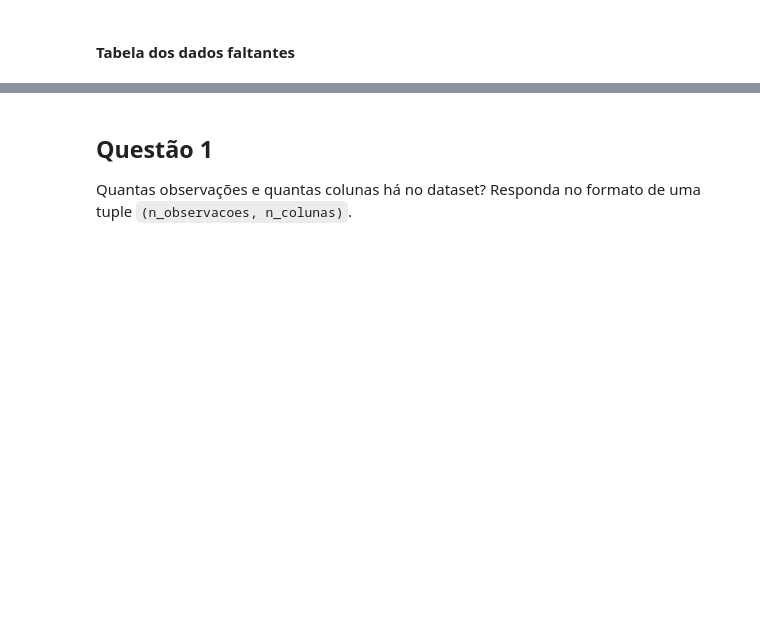
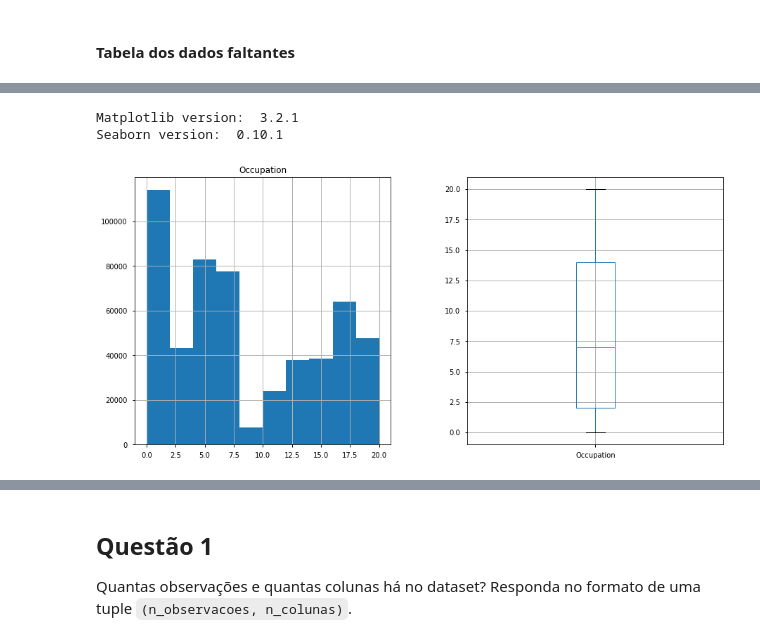
Before and after one commit to LilianeAquino/aceleraDev_DS_codenation, a Jupyter notebook: data-science-0/main.ipynb, the cells around one changed output, grey strips where cells are left out. Saved outputs shown, nothing was run; the diff lists cells and outputs as text; code cells hidden in the pictures; blank space fills up the shorter version.

```diff
--- a/data-science-0/main.ipynb
+++ b/data-science-0/main.ipynb
@@ -16,3 +34,5 @@ black_friday = pd.read_csv("black_friday.csv")
+# %%
+black_friday_copy = black_friday.copy()
 # %% [markdown]
 ## Inicie sua análise a partir daqui
 # %% [markdown]
@@ -65,0 +121,20 @@ black_friday.describe()
+# %%
+import matplotlib
+import seaborn as sns
+import matplotlib.pyplot as plt
+
+%matplotlib inline
+print ('Matplotlib version: ', matplotlib.__version__)
+print ('Seaborn version: ', sns.__version__)
+
+matplotlib.style.use(['seaborn-notebook'])
+# %% [output]
+Matplotlib version:  3.2.1
+Seaborn version:  0.10.1
+# %%
+_, ax = plt.subplots(ncols=2, figsize=[15, 7])
+black_friday_copy.hist(column='Occupation', grid=True, ax=ax[0])
+black_friday_copy.boxplot(column='Occupation', ax=ax[1])
+plt.show()
+# %% [output]
+[figure, added]
```
Also changed, not shown: parts of 29 cells of this notebook.
